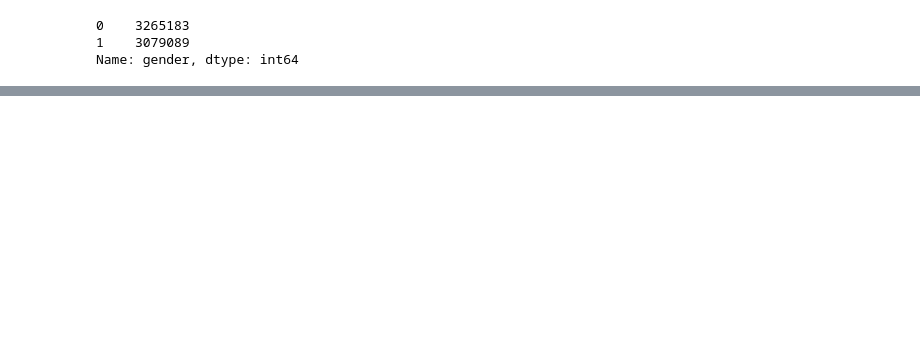
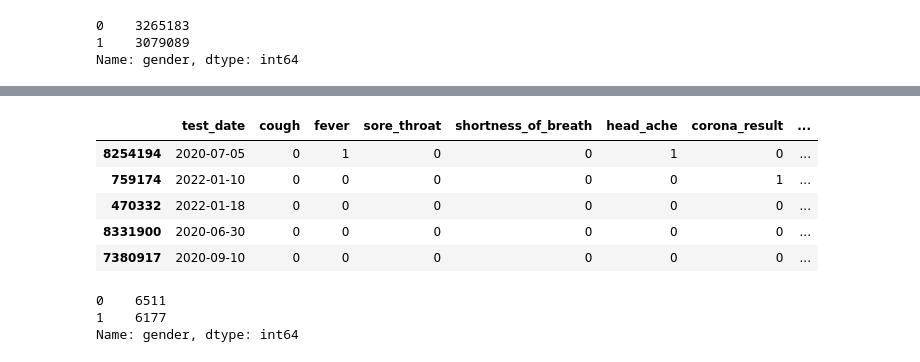
Before and after one commit to royofer123/ml_project, a Jupyter notebook: ml_project.ipynb, the cells around one changed output, grey strips where cells are left out. Cells and saved outputs as stored; diff of their text form; code cells hidden in the pictures; blank space fills up the shorter version.

```diff
--- a/ml_project.ipynb
+++ b/ml_project.ipynb
@@ -114,0 +144,15 @@ Name: gender, dtype: int64
+# %%
+sample_df.head()
+# %% [output]
+|  | test_date | cough | fever | sore_throat | shortness_of_breath | head_ache | corona_result | ... |
+| 8254194 | 2020-07-05 | 0 | 1 | 0 | 0 | 1 | 0 | ... |
+| 759174 | 2022-01-10 | 0 | 0 | 0 | 0 | 0 | 1 | ... |
+| 470332 | 2022-01-18 | 0 | 0 | 0 | 0 | 0 | 0 | ... |
+| 8331900 | 2020-06-30 | 0 | 0 | 0 | 0 | 0 | 0 | ... |
+| 7380917 | 2020-09-10 | 0 | 0 | 0 | 0 | 0 | 0 | ... |
+# %%
+sample_df['gender'].value_counts()
+# %% [output]
+0    6511
+1    6177
+Name: gender, dtype: int64
```
Also changed, not shown: parts of 19 cells of this notebook.
